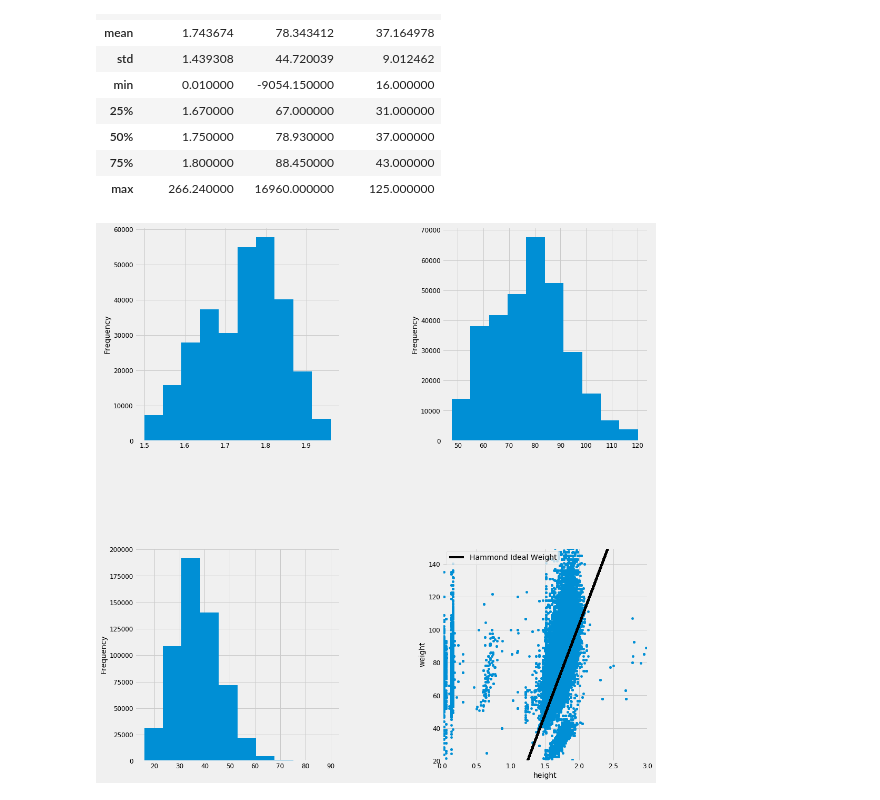
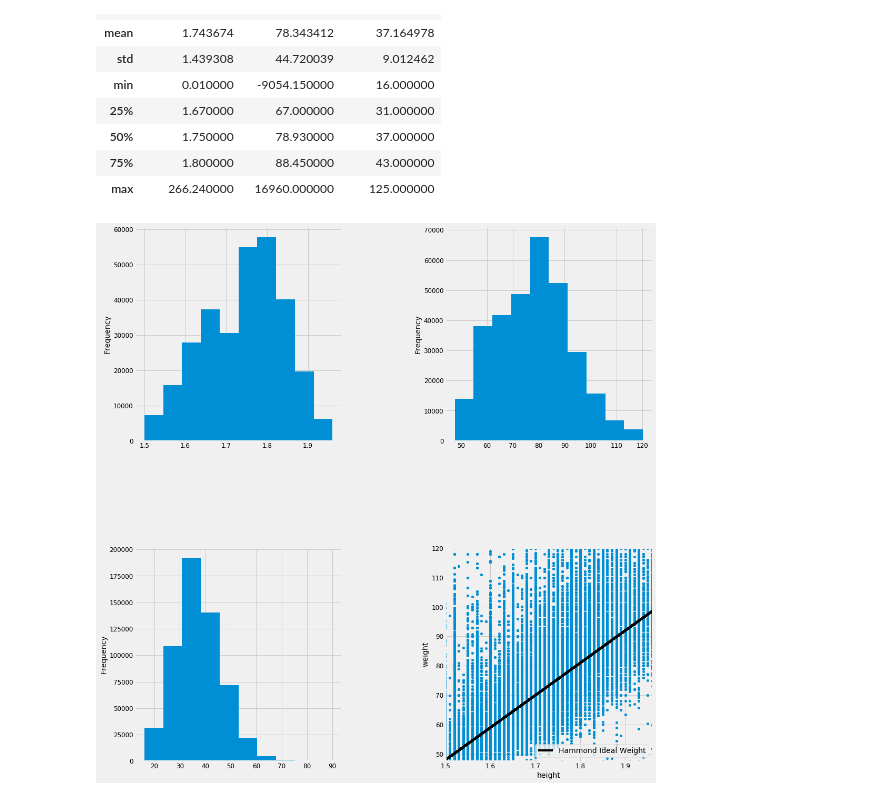
Before and after one commit to Pabsm94/DataScientist_Nanodegree_Udacity, a Jupyter notebook: [DS Nanodegree] - Project 1.ipynb, the cells around one changed output. Cells and saved outputs as stored; diff of their text form; code cells hidden in the pictures.

Commit message:
Final Visualization Split by Blog Questions

```diff
--- a/[DS Nanodegree] - Project 1.ipynb
+++ b/[DS Nanodegree] - Project 1.ipynb
@@ -126,0 +107,8 @@ fig.subplots_adjust(hspace=0.5)
+# %%
+fig, (ax1, ax2, ax3) = plt.subplots(1,3,figsize=(20,10))
+crossfit_open_athletes_2019_filtered.groupby(['category']).gender.value_counts().unstack().plot.bar(ax=ax1);
+crossfit_open_athletes_2019_filtered.groupby(['category']).countryoforiginname.value_counts().unstack().plot.bar(ax=ax2,stacked=True);
+crossfit_open_athletes_2019_filtered.groupby(['division']).countryoforiginname.value_counts().unstack().plot.bar(ax=ax3,stacked=True);
+plt.tight_layout()
+fig.subplots_adjust(wspace=0.5)
+fig.subplots_adjust(hspace=0.5)
@@ -156,28 +146,28 @@ ideal_open_athletes_weight = hammond_ideal_weight_funct(crossfit_athletes_height
 # %%
 fig, ((ax1, ax2), (ax3, ax4)) = plt.subplots(2,2,figsize=(15,15))
 
 crossfit_open_athletes_2019_filtered.height.plot.hist(bins = 10, range=(height_lower_cap, height_upper_cap), ax=ax1);
 
 crossfit_open_athletes_2019_filtered.weight.plot.hist(bins = 10,range=(weight_lower_cap, weight_upper_cap), ax=ax2);
 
 crossfit_open_athletes_2019_filtered.age.plot.hist(bins = 10,range=(age_lower_cap, age_upper_cap), ax=ax3);
 
 crossfit_open_athletes_2019_filtered.plot.scatter(x='height'
                                                   , y='weight'
-                                                  , xlim=(0,3)
-                                                  , ylim=(20, 150)
+                                                  , xlim=(height_lower_cap, height_upper_cap)
+                                                  , ylim=(weight_lower_cap, weight_upper_cap)
                                                   , ax=ax4
                                                   )
 
 ax4.plot(crossfit_athletes_height
          , ideal_open_athletes_weight, color='black'
          , label='Hammond Ideal Weight')
 ax4.legend()
 plt.tight_layout()
 fig.subplots_adjust(wspace=0.5)
 fig.subplots_adjust(hspace=0.5)
 # %% [output]
-[figure, old version]
+[figure, new version]
 # %%
 crossfit_open_athletes_2019_filtered \
     .loc[~crossfit_open_athletes_2019_filtered.height.between(height_lower_cap,height_upper_cap),"height"]= np.NaN
```
Also changed, not shown: parts of 9 cells of this notebook.
